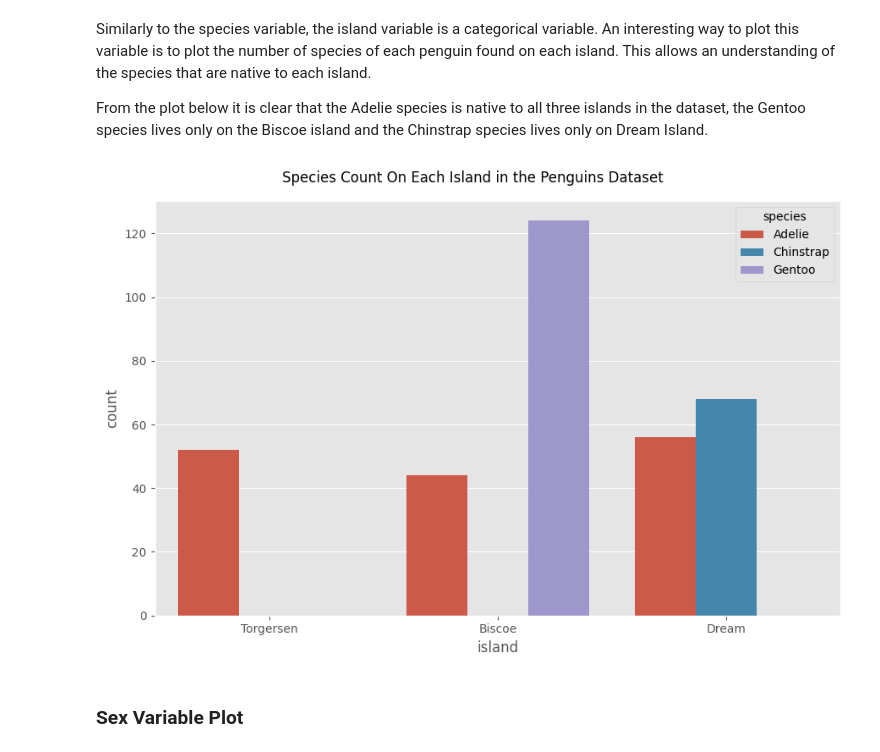
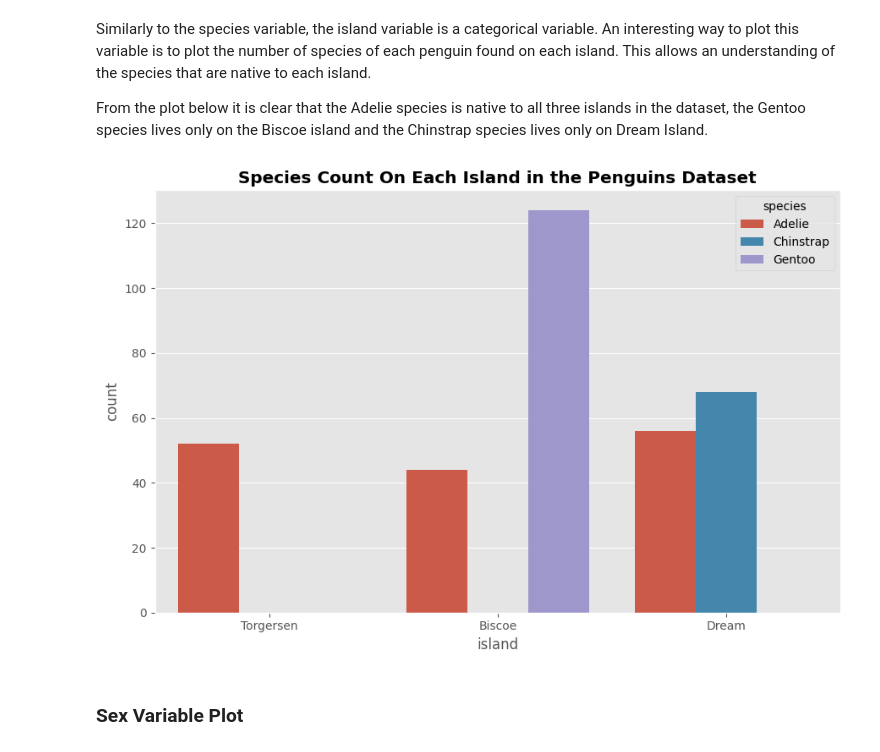
Before and after one commit to humphs078/data_analysis_fundamentals, a Jupyter notebook: tasks.ipynb, the cells around one changed output. Drawn from its saved outputs; the diff is of its cells as text; code cells hidden in the pictures.

```diff
--- a/tasks.ipynb
+++ b/tasks.ipynb
@@ -1238,12 +1250,11 @@ From the plot below it is clear that the Adelie species is native to all three i
 # %%
 # create an empty plot
 fig, ax = plt.subplots(figsize=(9,6))
 
 # plot the species count per island
-sns.countplot(data=penguins, x='island', hue='species')
-plt.suptitle('Species Count On Each Island in the Penguins Dataset')
+sns.countplot(data=penguins, x='island', hue='species').set_title('Species Count On Each Island in the Penguins Dataset',  weight='bold')
 plt.show()
 # %% [output]
-[figure, old version]
+[figure, new version]
 # %% [markdown]
 ### Sex Variable Plot <a id="sex-variable-plot"></a>
```
Also changed, not shown: parts of 9 cells of this notebook.
